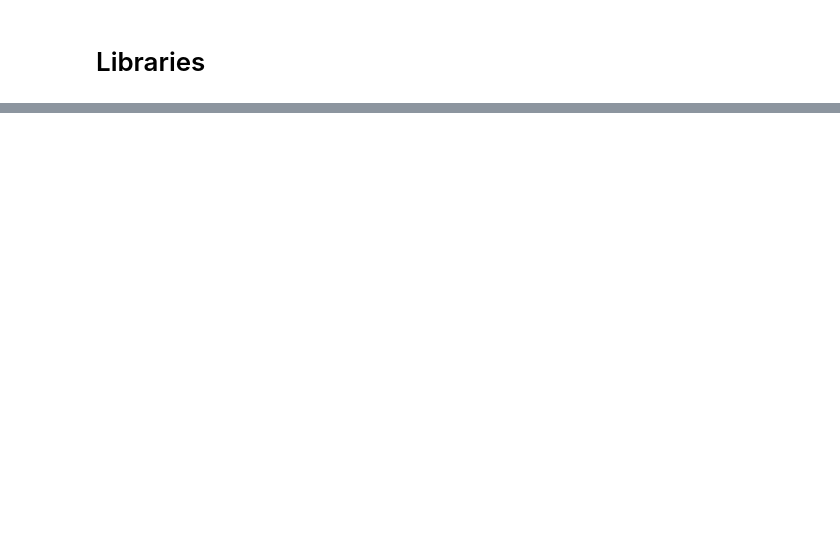
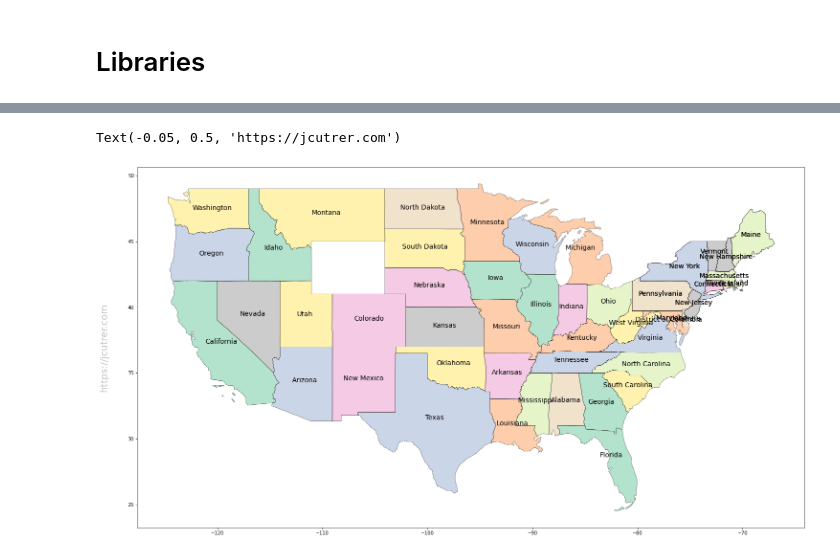
Before and after one commit to hannahsophieMWB/Projects_CodeAcademy, a Jupyter notebook: U.S. Census.ipynb, the cells around one changed output, grey strips where cells are left out. Drawn from its saved outputs; the diff is of its cells as text; code cells hidden in the pictures; blank space fills up the shorter version.

```diff
--- a/U.S. Census.ipynb
+++ b/U.S. Census.ipynb
@@ -198,0 +427,39 @@ states.plot(cmap='magma', figsize=(12, 12))
+# %%
+# Let's join our population data on the state map
+
+#usdata = df.set_index('State').join(states.set_index('NAME')) # looks pretty good
+#print(usdata.head())
+
+df = df.rename(columns={'Name': 'NAME'})
+#print(df.head())
+
+usdata = states.merge(df, on = 'NAME')
+
+
+# let's drop the states for which we do not have the necessary info to draw a map
+
+#print(usdata.isna().sum())  # no missings - hurrayyyy
+
+
+
+# Plot the map and state name
+fig = plt.figure(1, figsize=(25,15))
+ax = fig.add_subplot()
+usdata.apply(lambda x: ax.annotate(s=x.NAME, xy=x.geometry.centroid.coords[0], ha='center', fontsize=14),axis=1);
+usdata.boundary.plot(ax=ax, color='Black', linewidth=.4)
+usdata.plot(ax=ax, cmap='Pastel2', figsize=(12, 12))
+ax.text(-0.05, 0.5, 'https://jcutrer.com', transform=ax.transAxes,
+        fontsize=20, color='gray', alpha=0.5,
+        ha='center', va='center', rotation='90')
+
+
+# 1. Make stacked bar chart that shows the ratio of females to males in each state
+
+
+# 2. Show the three biggest ethnic groups per state
+
+
+# 3. Let's see if higher income is correlated with a broader mix of ethnic groups?
+# %% [output]
+Text(-0.05, 0.5, 'https://jcutrer.com')
+[figure, added]
```
Also changed, not shown: parts of 18 cells of this notebook, 12 other files.
